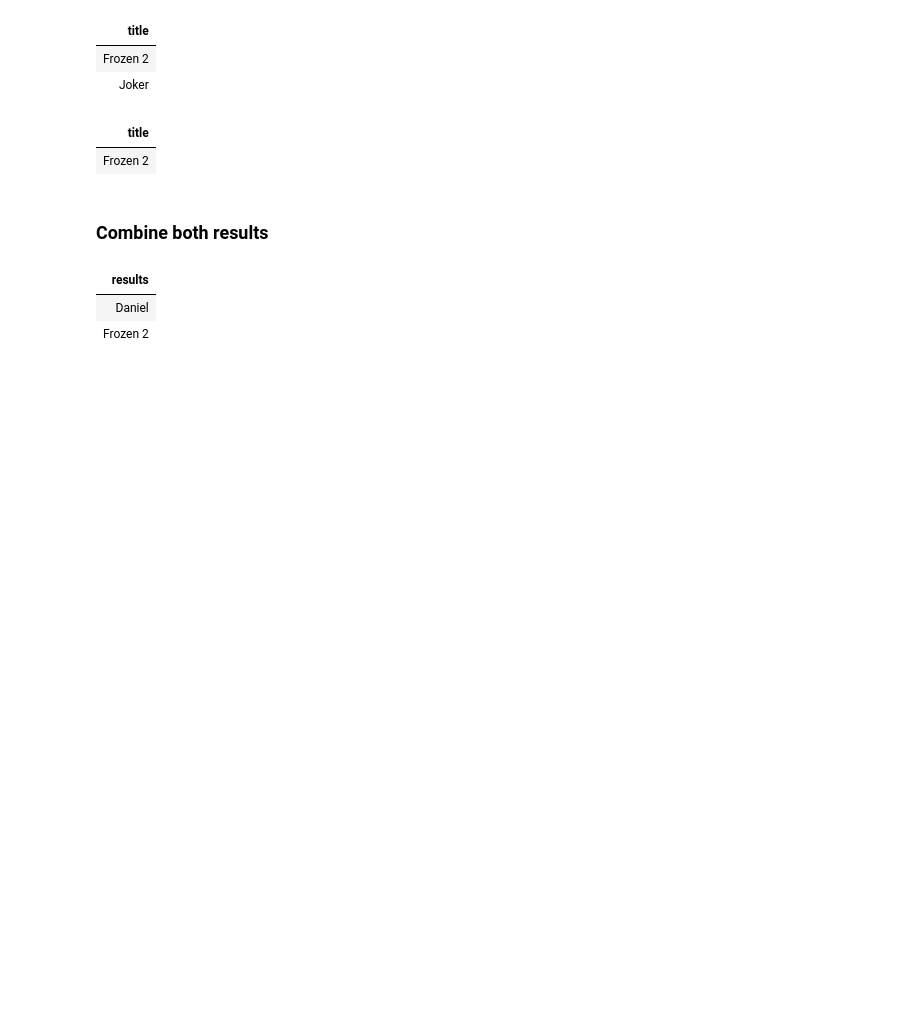
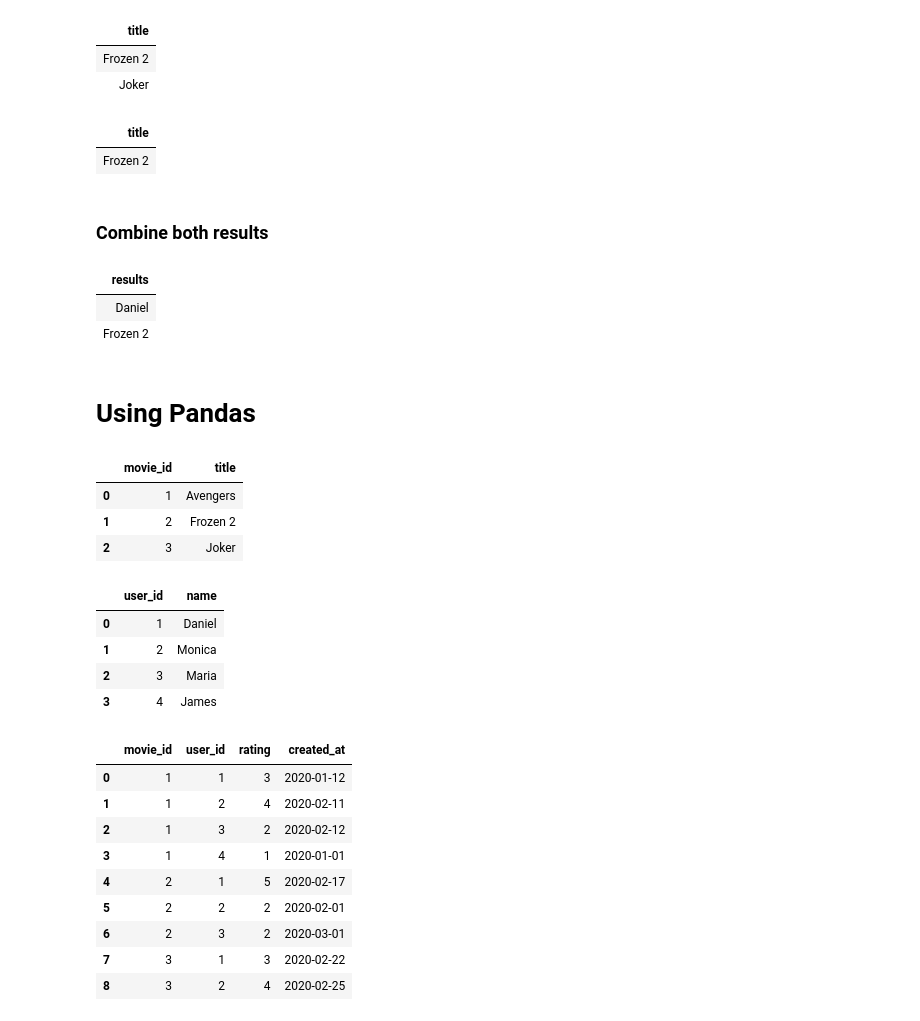
Before and after one commit to benkaan001/mysql_query_lab, a Jupyter notebook: mysql_query_lab/notebooks/leetcode50/06_03_movie_rating.ipynb, the cells around one changed output. Saved outputs shown, nothing was run; the diff lists cells and outputs as text; code cells hidden in the pictures; blank space fills up the shorter version.

Commit message:
add pandas solution

```diff
--- a/mysql_query_lab/notebooks/leetcode50/06_03_movie_rating.ipynb
+++ b/mysql_query_lab/notebooks/leetcode50/06_03_movie_rating.ipynb
@@ -279,3 +279,35 @@ LIMIT 1)
 | results |
 | Daniel |
 | Frozen 2 |
+# %% [markdown]
+# Using Pandas
+# %%
+movies_query = %sql SELECT * FROM movies # type: ignore
+users_query = %sql SELECT * FROM users # type: ignore
+movie_rating_query = %sql SELECT * FROM MovieRating # type: ignore
+
+movies_df = movies_query.DataFrame()
+users_df = users_query.DataFrame()
+movie_rating_df = movie_rating_query.DataFrame()
+
+display(movies_df, users_df, movie_rating_df)
+# %% [output]
+|  | movie_id | title |
+| 0 | 1 | Avengers |
+| 1 | 2 | Frozen 2 |
+| 2 | 3 | Joker |
+|  | user_id | name |
+| 0 | 1 | Daniel |
+| 1 | 2 | Monica |
+| 2 | 3 | Maria |
+| 3 | 4 | James |
+|  | movie_id | user_id | rating | created_at |
+| 0 | 1 | 1 | 3 | 2020-01-12 |
+| 1 | 1 | 2 | 4 | 2020-02-11 |
+| 2 | 1 | 3 | 2 | 2020-02-12 |
+| 3 | 1 | 4 | 1 | 2020-01-01 |
+| 4 | 2 | 1 | 5 | 2020-02-17 |
+| 5 | 2 | 2 | 2 | 2020-02-01 |
+| 6 | 2 | 3 | 2 | 2020-03-01 |
+| 7 | 3 | 1 | 3 | 2020-02-22 |
+| 8 | 3 | 2 | 4 | 2020-02-25 |
```
Also changed, not shown: parts of 16 cells of this notebook.
